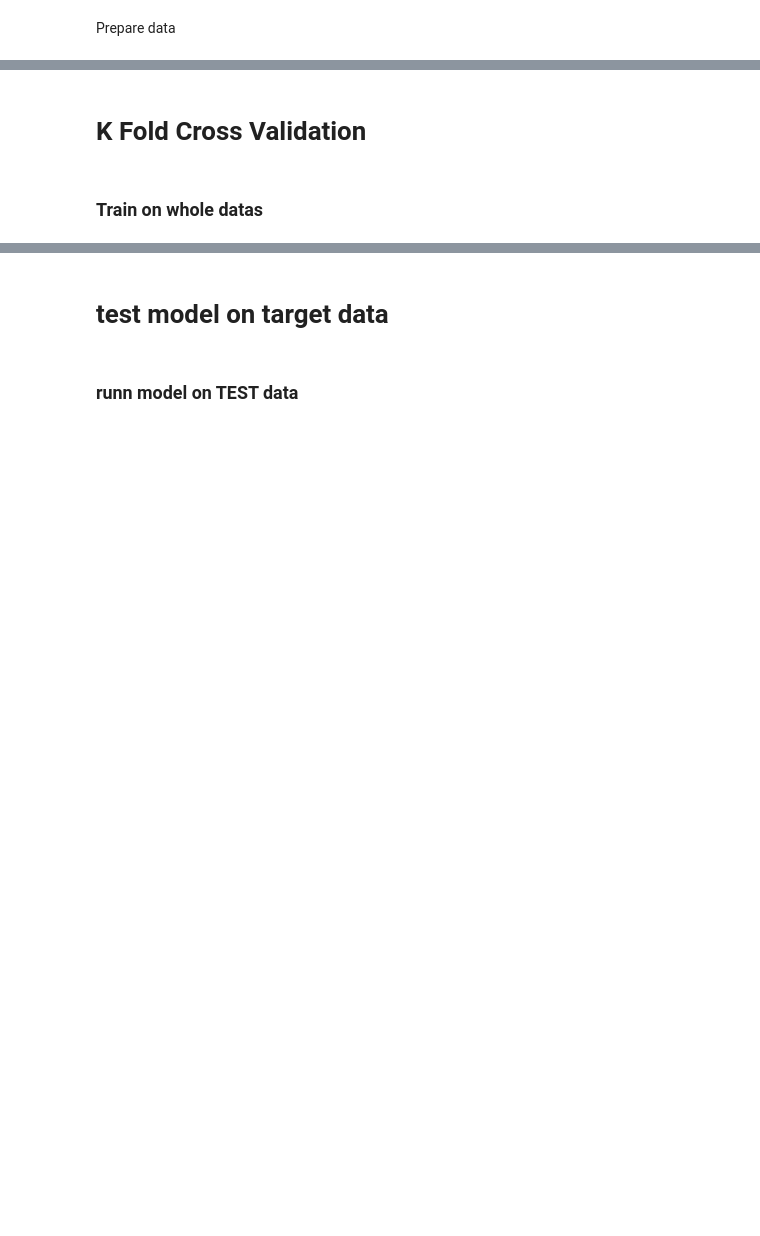
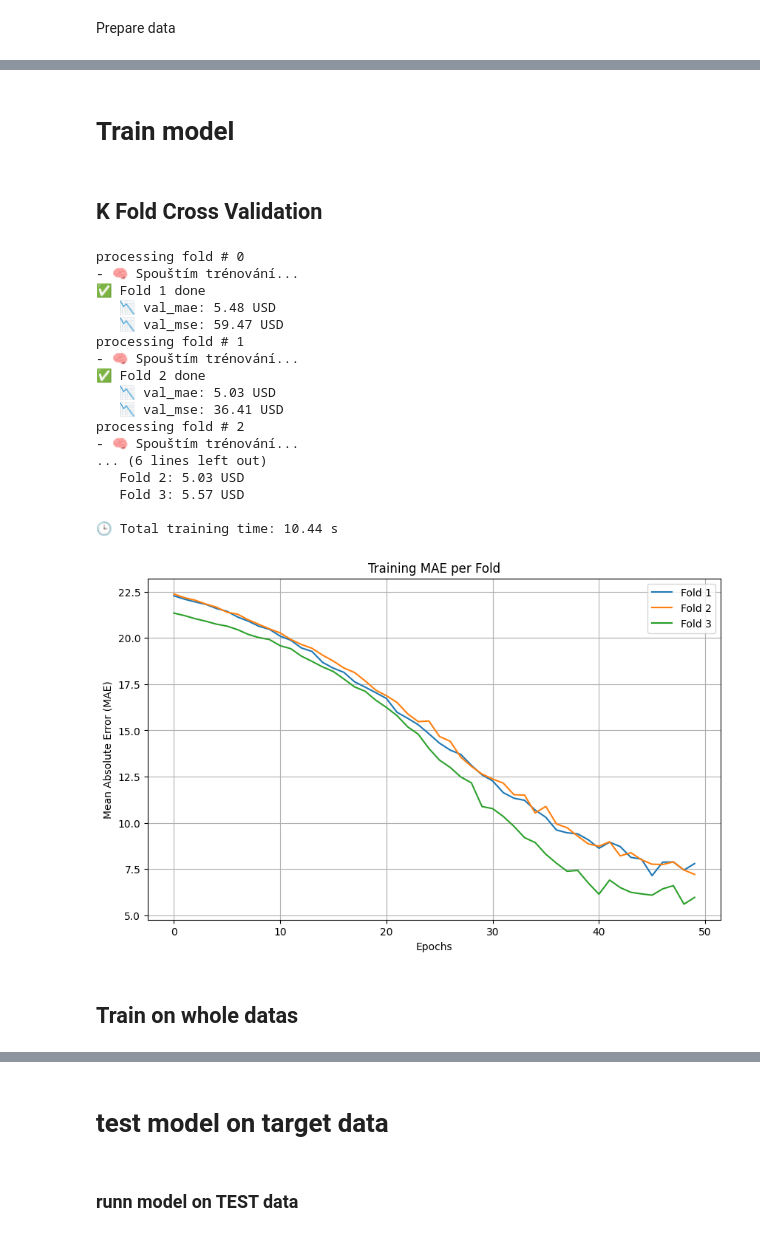
Before and after one commit to svehla-lukas/Kaggle_workShop, a Jupyter notebook: boston_housing/dev.ipynb, the cells around one changed output, grey strips where cells are left out. Drawn from its saved outputs; the diff is of its cells as text; code cells hidden in the pictures; blank space fills up the shorter version.

Commit message:
add batch size compare, separate model to one section

```diff
--- a/boston_housing/dev.ipynb
+++ b/boston_housing/dev.ipynb
@@ -44,0 +53,2 @@ y_test = pd.Series(y_test_origin)
+# %% [markdown]
+# Train model
@@ -45,29 +72,16 @@ y_test = pd.Series(y_test_origin)
 # %% [markdown]
-# K Fold Cross Validation
+## K Fold Cross Validation
 # %%
 import keras
 import time
 
 start = time.time()
 
-
-def build_model(input_dim):
-    model = keras.models.Sequential(
-        [
-            keras.layers.Input(shape=(input_dim,)),
-            keras.layers.Dense(16, activation="relu"),
-            keras.layers.Dropout(0.3),
-            keras.layers.Dense(4, activation="relu"),
-            keras.layers.Dense(1),  # Regresní výstup
-        ]
-    )
-    model.compile(optimizer="rmsprop", loss="mse", metrics=["mae"])
-    return model
-
+batch_size = 32
+num_epochs = 50
 
 k = 3
 num_val_samples = len(x_train) // k
-num_epochs = 20
 all_scores = []
 all_histories = []
 input_shape = x_train.shape[1]
@@ -80,37 +94,68 @@ for i in range(k):
     partial_train_data = pd.concat(
         [x_train[: i * num_val_samples], x_train[(i + 1) * num_val_samples :]]
     )
     partial_train_targets = pd.concat(
         [y_train[: i * num_val_samples], y_train[(i + 1) * num_val_samples :]]
     )
 
     model = build_model(input_shape)
     print("- 🧠 Spouštím trénování...")
     history = model.fit(
         partial_train_data,
         partial_train_targets,
         epochs=num_epochs,
-        batch_size=1,
+        batch_size=batch_size,
         validation_data=(val_data, val_targets),
         verbose=0,
     )
 
     val_mse, val_mae = model.evaluate(val_data, val_targets, verbose=0)
     print(f"✅ Fold {i + 1} done")
     print(f"   📉 val_mae: {val_mae:,.2f} USD")
     print(f"   📉 val_mse: {val_mse:,.2f} USD")
 
     all_scores.append(val_mae)
     all_histories.append(history)
 
 print("\n🎯 Final MAE scores per fold:")
 for i, score in enumerate(all_scores, 1):
     print(f"   Fold {i}: {score:,.2f} USD")
 
 print(f"\n🕒 Total training time: {time.time() - start:.2f} s")
-_ = utils.plot_history(history.history, metric="mae")
+
+plt.figure(figsize=(10, 6))
+
+for i, history in enumerate(all_histories):
+    mae_history = history.history["mae"]
+    plt.plot(mae_history, label=f"Fold {i + 1}")
+
+plt.title("Training MAE per Fold")
+plt.xlabel("Epochs")
+plt.ylabel("Mean Absolute Error (MAE)")
+plt.legend()
+plt.grid(True)
+plt.show()
+# %% [output]
+processing fold # 0
+- 🧠 Spouštím trénování...
+✅ Fold 1 done
+   📉 val_mae: 5.48 USD
+   📉 val_mse: 59.47 USD
+processing fold # 1
+- 🧠 Spouštím trénování...
+✅ Fold 2 done
+   📉 val_mae: 5.03 USD
+   📉 val_mse: 36.41 USD
+processing fold # 2
+- 🧠 Spouštím trénování...
+... (6 lines left out)
+   Fold 2: 5.03 USD
+   Fold 3: 5.57 USD
+
+🕒 Total training time: 10.44 s
+[figure, added]
 # %% [markdown]
-### Train on whole datas
+## Train on whole datas
 # %%
 import keras
 import time
```
Also changed, not shown: parts of 8 cells of this notebook.
